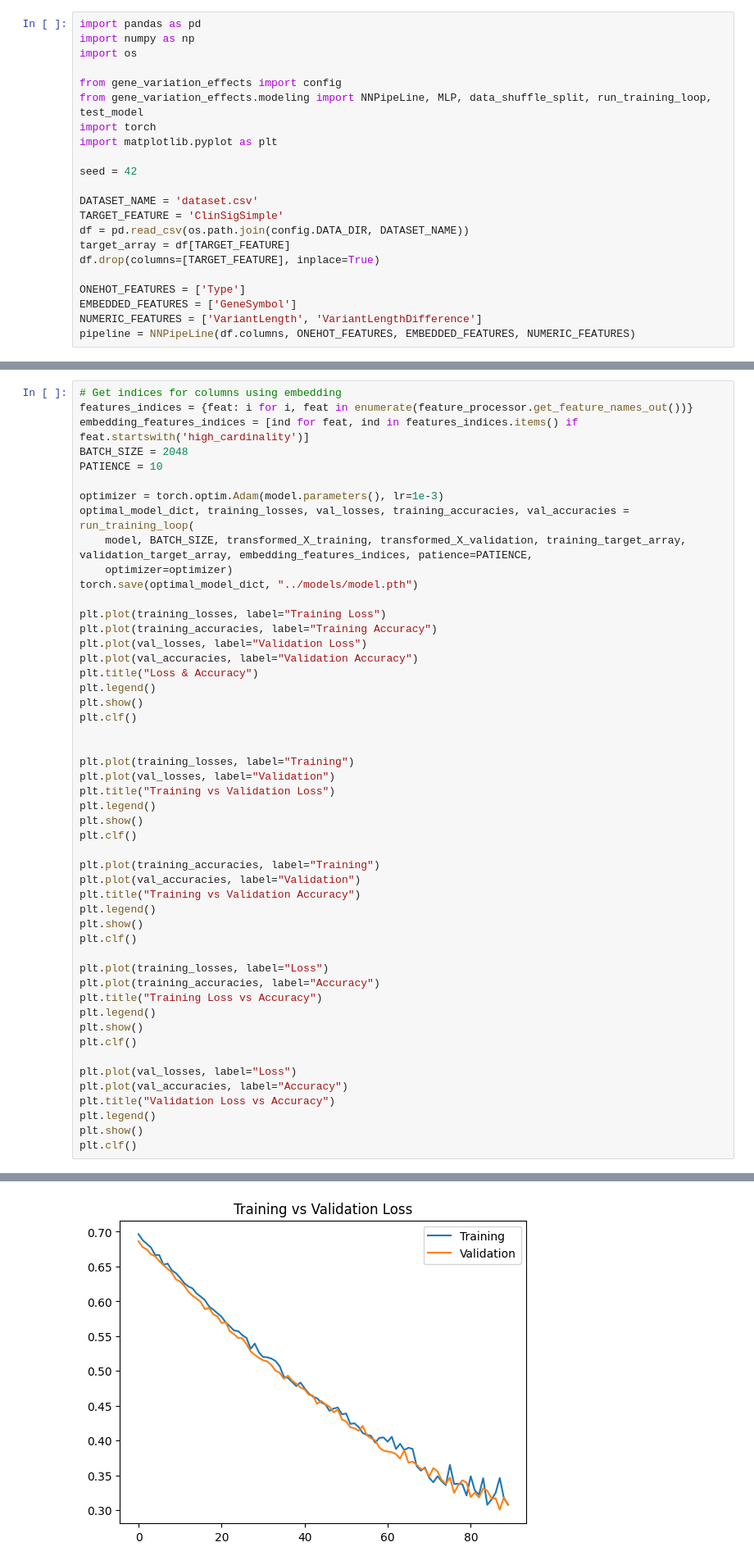
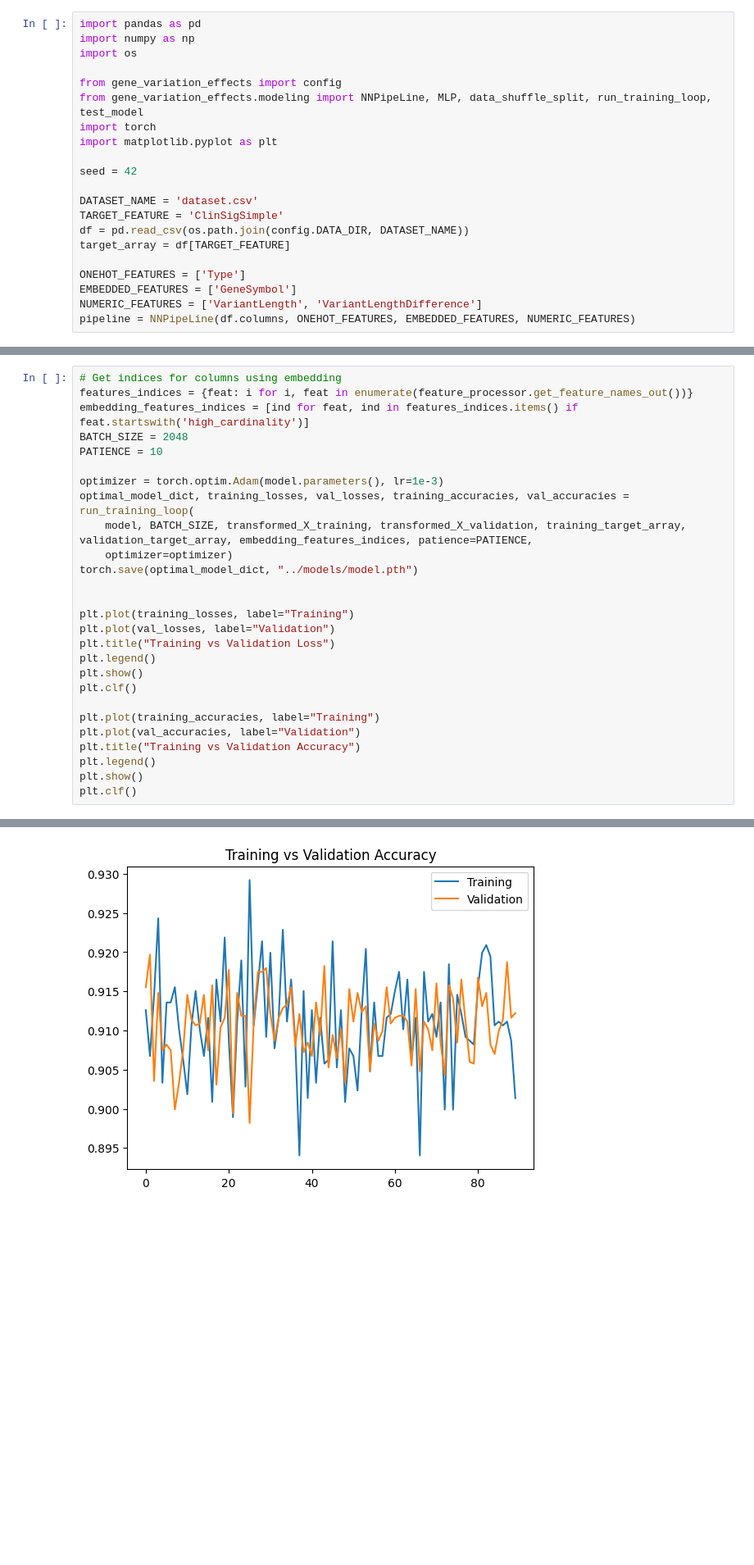
Before and after one commit to jeffbrin/gene-variation-effects-ml, a Jupyter notebook: notebooks/main.ipynb, the cells around one changed output, grey strips where cells are left out. Shown at 82% size. Cells and saved outputs as stored; diff of their text form; blank space fills up the shorter version.

Commit message:
Removed useless graphs, added relative start as a feature for BRCA1

```diff
--- a/notebooks/main.ipynb
+++ b/notebooks/main.ipynb
@@ -14,7 +14,6 @@ DATASET_NAME = 'dataset.csv'
 TARGET_FEATURE = 'ClinSigSimple'
 df = pd.read_csv(os.path.join(config.DATA_DIR, DATASET_NAME))
 target_array = df[TARGET_FEATURE]
-df.drop(columns=[TARGET_FEATURE], inplace=True)
 
 ONEHOT_FEATURES = ['Type']
 EMBEDDED_FEATURES = ['GeneSymbol']
@@ -72,15 +69,6 @@ optimal_model_dict, training_losses, val_losses, training_accuracies, val_accura
     model, BATCH_SIZE, transformed_X_training, transformed_X_validation, training_target_array, validation_target_array, embedding_features_indices, patience=PATIENCE,
     optimizer=optimizer)
 torch.save(optimal_model_dict, "../models/model.pth")
-
-plt.plot(training_losses, label="Training Loss")
-plt.plot(training_accuracies, label="Training Accuracy")
-plt.plot(val_losses, label="Validation Loss")
-plt.plot(val_accuracies, label="Validation Accuracy")
-plt.title("Loss & Accuracy")
-plt.legend()
-plt.show()
-plt.clf()
 
 
 plt.plot(training_losses, label="Training")
@@ -96,18 +84,4 @@ plt.title("Training vs Validation Accuracy")
 plt.legend()
 plt.show()
 plt.clf()
-
-plt.plot(training_losses, label="Loss")
-plt.plot(training_accuracies, label="Accuracy")
-plt.title("Training Loss vs Accuracy")
-plt.legend()
-plt.show()
-plt.clf()
-
-plt.plot(val_losses, label="Loss")
-plt.plot(val_accuracies, label="Accuracy")
-plt.title("Validation Loss vs Accuracy")
-plt.legend()
-plt.show()
-plt.clf()
 # %% [output]
@@ -132 +106 @@ plt.clf()
-[figure, old version]
+[figure, new version]
```
Also changed, not shown: parts of 3 cells of this notebook, 6 other files.
